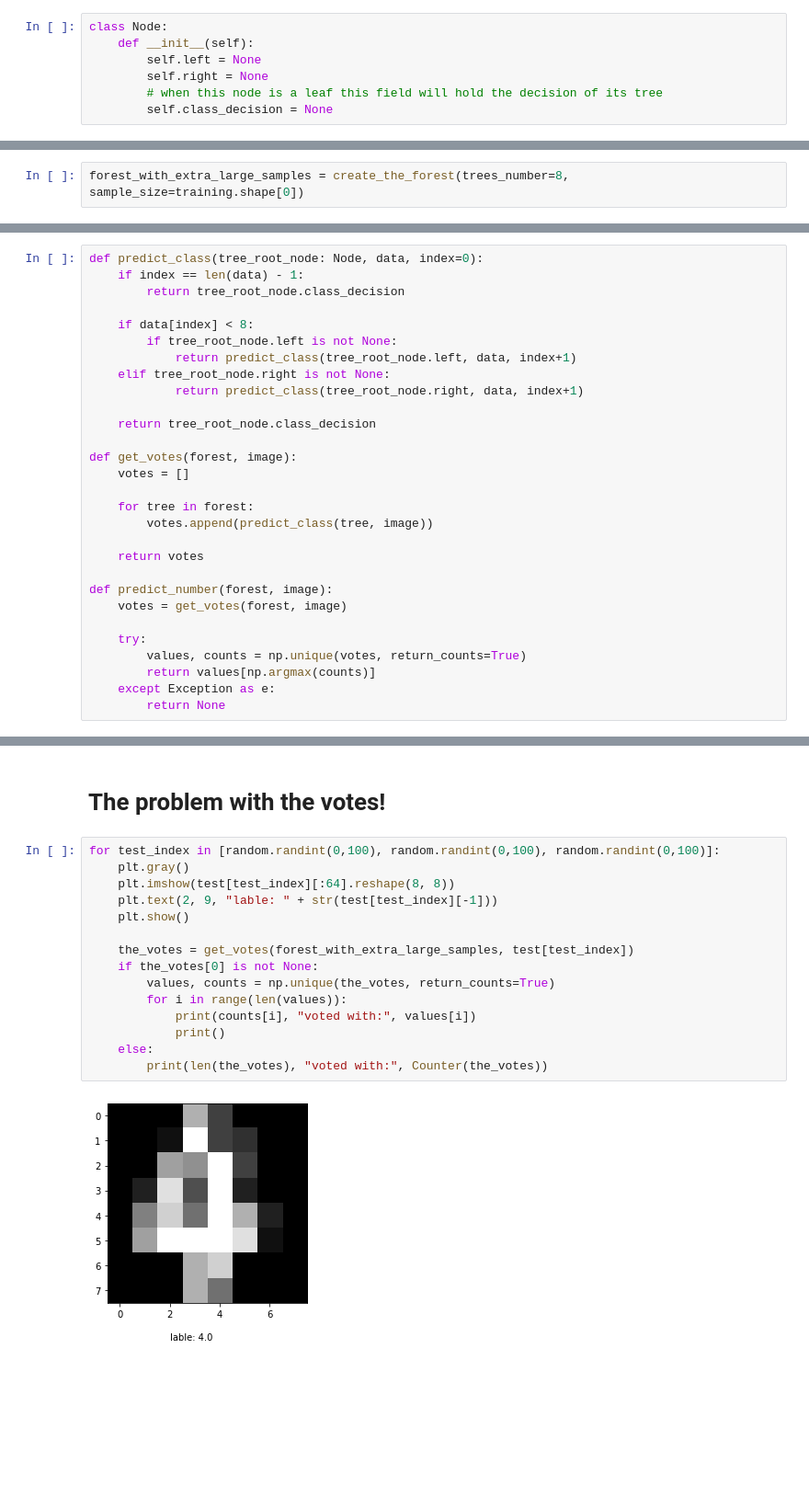
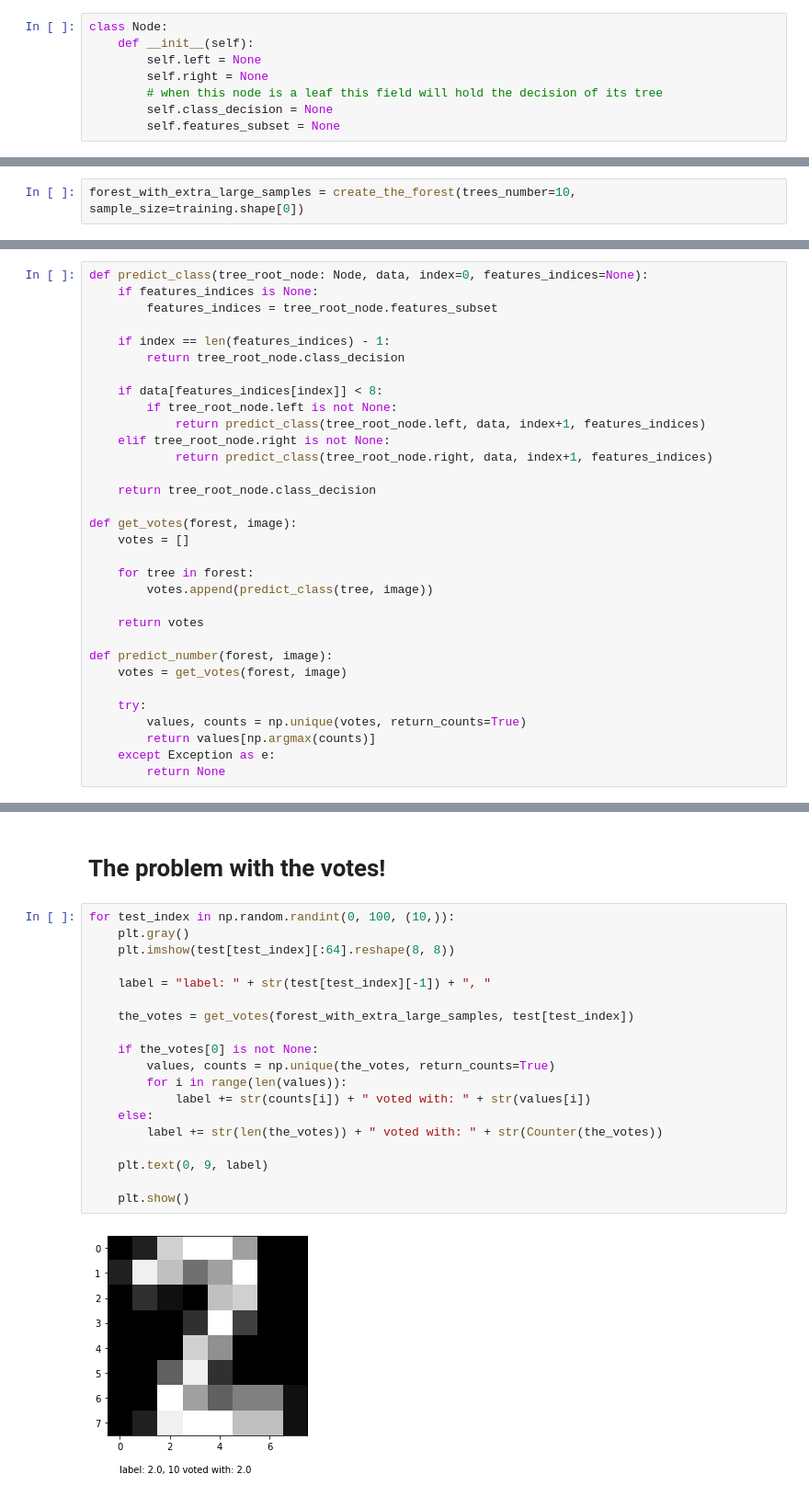
Before and after one commit to imahmwd14/RandomForestClassifierPythonFromScratch, a Jupyter notebook: random_forest_algorith_from_scratch.ipynb, the cells around one changed output, grey strips where cells are left out. Shown: that part at 92% size. Saved outputs shown, nothing was run; the diff lists cells and outputs as text; blank space fills up the shorter version.

```diff
--- a/random_forest_algorith_from_scratch.ipynb
+++ b/random_forest_algorith_from_scratch.ipynb
@@ -102,6 +102,7 @@ class Node:
         self.right = None
         # when this node is a leaf this field will hold the decision of its tree
         self.class_decision = None
+        self.features_subset = None
 # %% [markdown]
 # How the decision tree is grown
 # %%
@@ -149,19 +155,22 @@ def create_the_forest(trees_number, sample_size):
 # %% [markdown]
 ## A sample with 100 trees, and in this case all the images are used for growing the trees
 # %%
-forest_with_extra_large_samples = create_the_forest(trees_number=8, sample_size=training.shape[0])
+forest_with_extra_large_samples = create_the_forest(trees_number=10, sample_size=training.shape[0])
 # %% [markdown]
 # How the testing of the accuracy of the trained model is done
 # %%
-def predict_class(tree_root_node: Node, data, index=0):
-    if index == len(data) - 1:
+def predict_class(tree_root_node: Node, data, index=0, features_indices=None):
+    if features_indices is None:
+        features_indices = tree_root_node.features_subset
+
+    if index == len(features_indices) - 1:
         return tree_root_node.class_decision
 
-    if data[index] < 8:
+    if data[features_indices[index]] < 8:
         if tree_root_node.left is not None:
-            return predict_class(tree_root_node.left, data, index+1)
+            return predict_class(tree_root_node.left, data, index+1, features_indices)
     elif tree_root_node.right is not None:
-            return predict_class(tree_root_node.right, data, index+1)
+            return predict_class(tree_root_node.right, data, index+1, features_indices)
 
     return tree_root_node.class_decision
 
@@ -200,19 +211,23 @@ the accuracy of the predictions is: 0.6305555555555555
 # %% [markdown]
 # The problem with the votes!
 # %%
-for test_index in [random.randint(0,100), random.randint(0,100), random.randint(0,100)]:
+for test_index in np.random.randint(0, 100, (10,)):
     plt.gray()
     plt.imshow(test[test_index][:64].reshape(8, 8))
-    plt.text(2, 9, "lable: " + str(test[test_index][-1]))
-    plt.show()
+
+    label = "label: " + str(test[test_index][-1]) + ", "
 
     the_votes = get_votes(forest_with_extra_large_samples, test[test_index])
+
     if the_votes[0] is not None:
         values, counts = np.unique(the_votes, return_counts=True)
         for i in range(len(values)):
-            print(counts[i], "voted with:", values[i])
-            print()
+            label += str(counts[i]) + " voted with: " + str(values[i])
     else:
-        print(len(the_votes), "voted with:", Counter(the_votes))
+        label += str(len(the_votes)) + " voted with: " + str(Counter(the_votes))
+
+    plt.text(0, 9, label)
+
+    plt.show()
 # %% [output]
-[figure, old version]
+[figure, new version]
```
Also changed, not shown: parts of 4 cells of this notebook.
